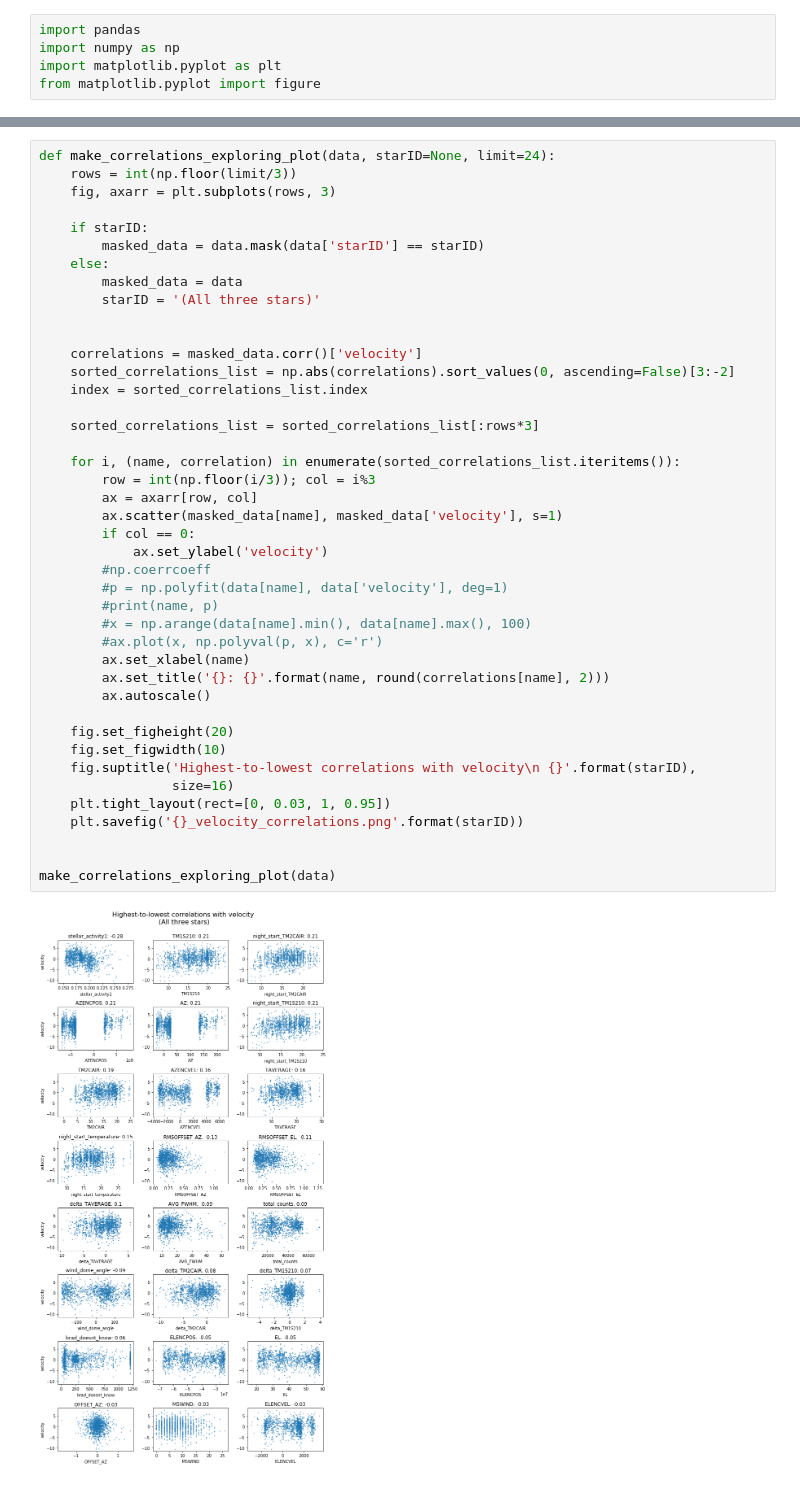
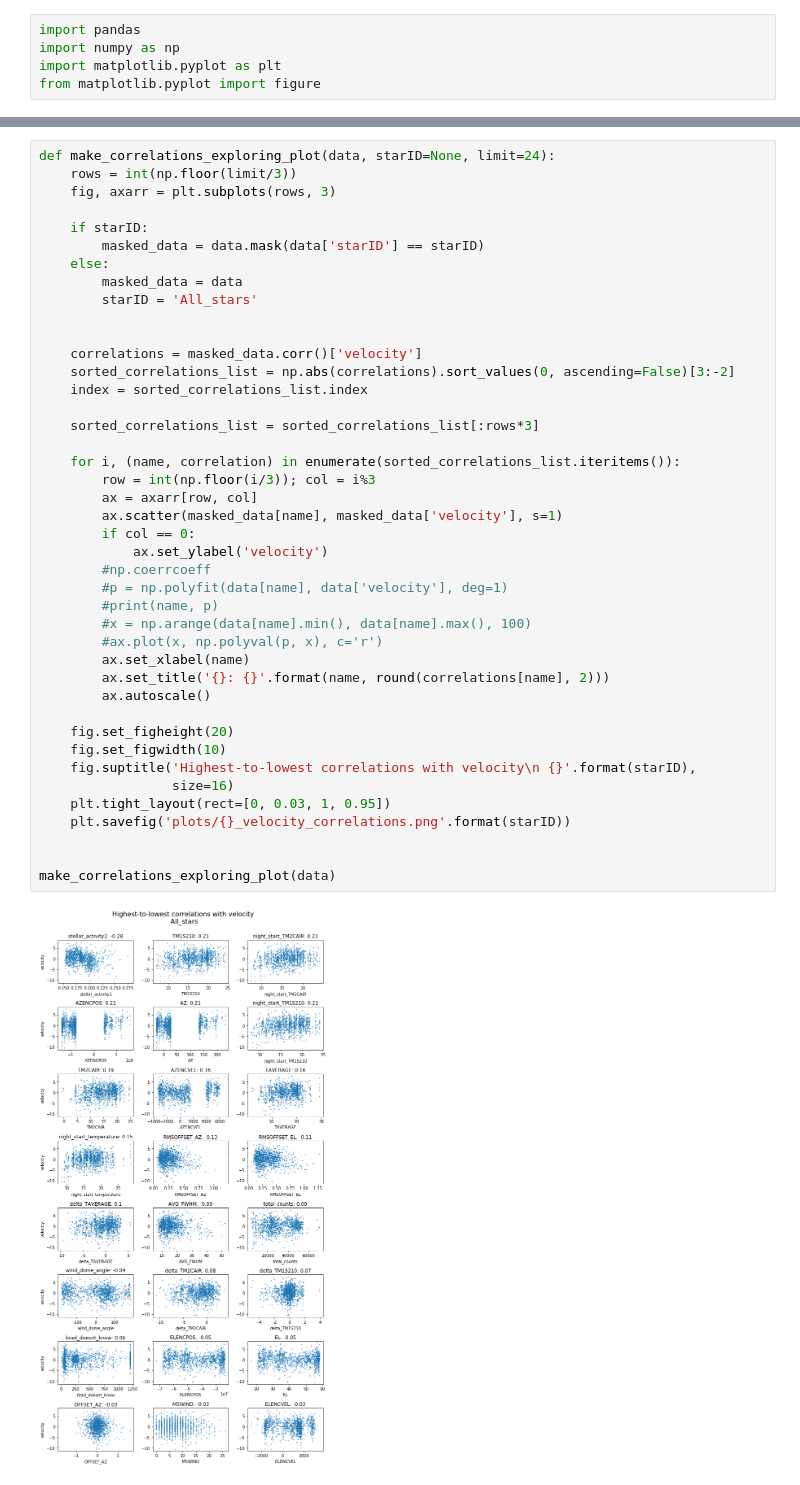
Before and after one commit to adeich/APF_telescope_behavior_study, a Jupyter notebook: 03 Exploring 1-1 correlations with velocity.ipynb, the cells around one changed output, grey strips where cells are left out. Saved outputs shown, nothing was run; the diff lists cells and outputs as text.

```diff
--- a/03 Exploring 1-1 correlations with velocity.ipynb
+++ b/03 Exploring 1-1 correlations with velocity.ipynb
@@ -14,38 +15,38 @@ def make_correlations_exploring_plot(data, starID=None, limit=24):
         masked_data = data.mask(data['starID'] == starID)
     else:
         masked_data = data
-        starID = '(All three stars)'
+        starID = 'All_stars'
 
 
     correlations = masked_data.corr()['velocity']
     sorted_correlations_list = np.abs(correlations).sort_values(0, ascending=False)[3:-2]
     index = sorted_correlations_list.index
 
     sorted_correlations_list = sorted_correlations_list[:rows*3]
 
     for i, (name, correlation) in enumerate(sorted_correlations_list.iteritems()):
         row = int(np.floor(i/3)); col = i%3
         ax = axarr[row, col]
         ax.scatter(masked_data[name], masked_data['velocity'], s=1)
         if col == 0:
             ax.set_ylabel('velocity')
         #np.coerrcoeff
         #p = np.polyfit(data[name], data['velocity'], deg=1)
         #print(name, p)
         #x = np.arange(data[name].min(), data[name].max(), 100)
         #ax.plot(x, np.polyval(p, x), c='r')
         ax.set_xlabel(name)
         ax.set_title('{}: {}'.format(name, round(correlations[name], 2)))
         ax.autoscale()
 
     fig.set_figheight(20)
     fig.set_figwidth(10)
     fig.suptitle('Highest-to-lowest correlations with velocity\n {}'.format(starID),
                  size=16)
     plt.tight_layout(rect=[0, 0.03, 1, 0.95])
-    plt.savefig('{}_velocity_correlations.png'.format(starID))
+    plt.savefig('plots/{}_velocity_correlations.png'.format(starID))
 
 
 make_correlations_exploring_plot(data)
 # %% [output]
-[figure, old version]
+[figure, new version]
```
Also changed, not shown: parts of 2 cells of this notebook, 6 other files.
